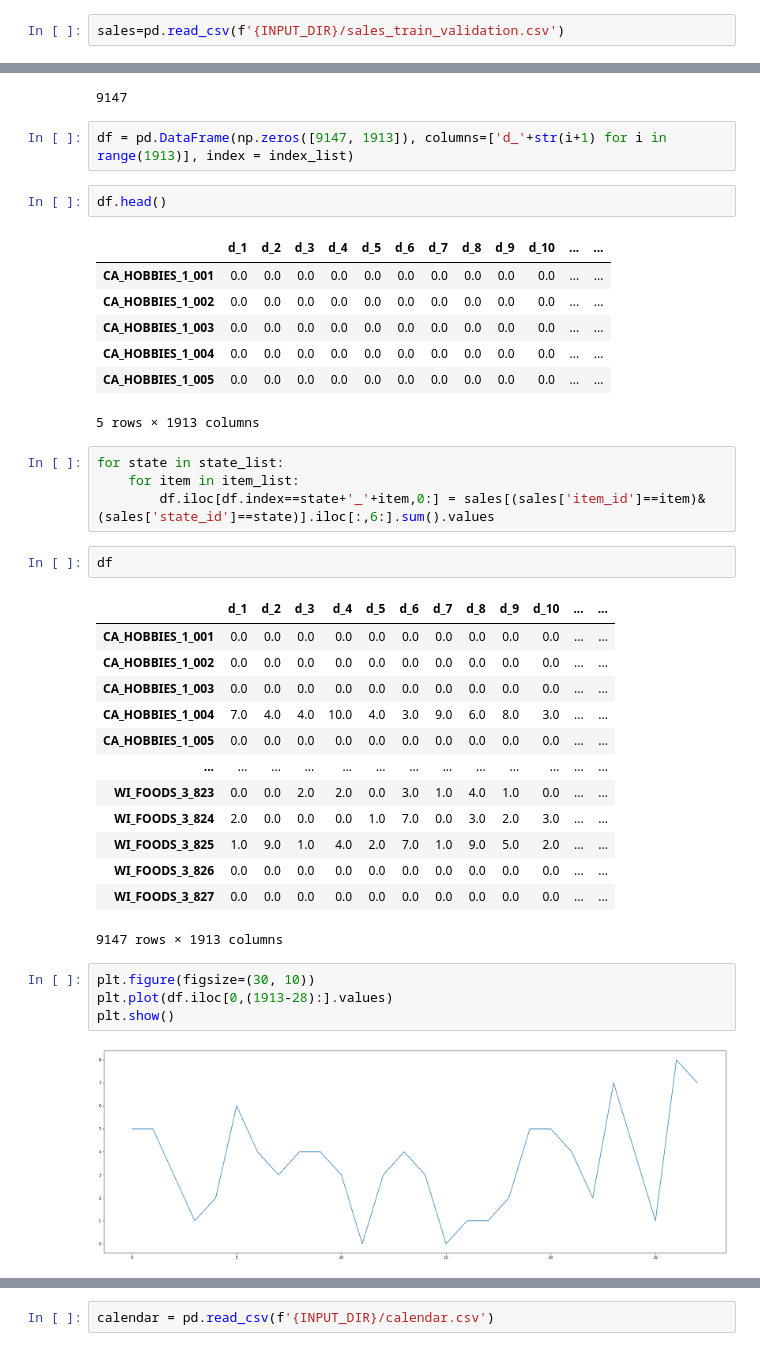
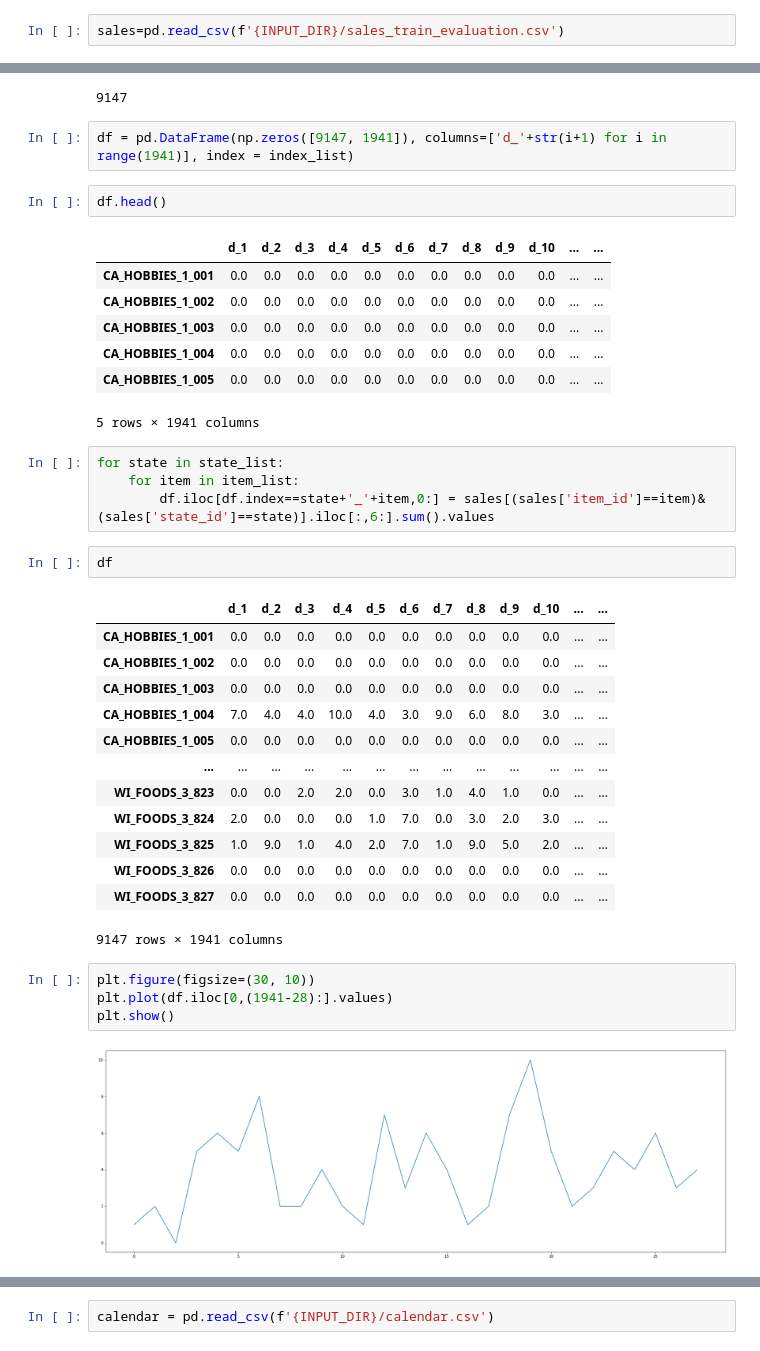
Before and after one commit to GOSSAN0602/walmart_DeepLearning, a Jupyter notebook: bin/prophet_Level11_beta.ipynb, the cells around one changed output, grey strips where cells are left out. Saved outputs shown, nothing was run; the diff lists cells and outputs as text.

```diff
--- a/bin/prophet_Level11_beta.ipynb
+++ b/bin/prophet_Level11_beta.ipynb
@@ -7,7 +7,7 @@ import gc
 # %%
 INPUT_DIR = '../../input/m5-forecasting-accuracy'
 # %%
-sales=pd.read_csv(f'{INPUT_DIR}/sales_train_validation.csv')
+sales=pd.read_csv(f'{INPUT_DIR}/sales_train_evaluation.csv')
 # %%
 submission=pd.read_csv(f'{INPUT_DIR}/sample_submission.csv')
 # %%
@@ -64,7 +64,7 @@ len(index_list)
 # %% [output]
 9147
 # %%
-df = pd.DataFrame(np.zeros([9147, 1913]), columns=['d_'+str(i+1) for i in range(1913)], index = index_list)
+df = pd.DataFrame(np.zeros([9147, 1941]), columns=['d_'+str(i+1) for i in range(1941)], index = index_list)
 # %%
 df.head()
 # %% [output]
@@ -74,7 +74,7 @@ df.head()
 | CA_HOBBIES_1_003 | 0.0 | 0.0 | 0.0 | 0.0 | 0.0 | 0.0 | 0.0 | 0.0 | 0.0 | 0.0 | ... | ... |
 | CA_HOBBIES_1_004 | 0.0 | 0.0 | 0.0 | 0.0 | 0.0 | 0.0 | 0.0 | 0.0 | 0.0 | 0.0 | ... | ... |
 | CA_HOBBIES_1_005 | 0.0 | 0.0 | 0.0 | 0.0 | 0.0 | 0.0 | 0.0 | 0.0 | 0.0 | 0.0 | ... | ... |
-5 rows × 1913 columns
+5 rows × 1941 columns
 # %%
 for state in state_list:
     for item in item_list:
@@ -94,13 +94,13 @@ df
 | WI_FOODS_3_825 | 1.0 | 9.0 | 1.0 | 4.0 | 2.0 | 7.0 | 1.0 | 9.0 | 5.0 | 2.0 | ... | ... |
 | WI_FOODS_3_826 | 0.0 | 0.0 | 0.0 | 0.0 | 0.0 | 0.0 | 0.0 | 0.0 | 0.0 | 0.0 | ... | ... |
 | WI_FOODS_3_827 | 0.0 | 0.0 | 0.0 | 0.0 | 0.0 | 0.0 | 0.0 | 0.0 | 0.0 | 0.0 | ... | ... |
-9147 rows × 1913 columns
+9147 rows × 1941 columns
 # %%
 plt.figure(figsize=(30, 10))
-plt.plot(df.iloc[0,(1913-28):].values)
+plt.plot(df.iloc[0,(1941-28):].values)
 plt.show()
 # %% [output]
-[figure, old version]
+[figure, new version]
 # %%
 df.iloc[:,1500:].T
 # %% [output]
```
Also changed, not shown: parts of 11 cells of this notebook, 1 other file.
